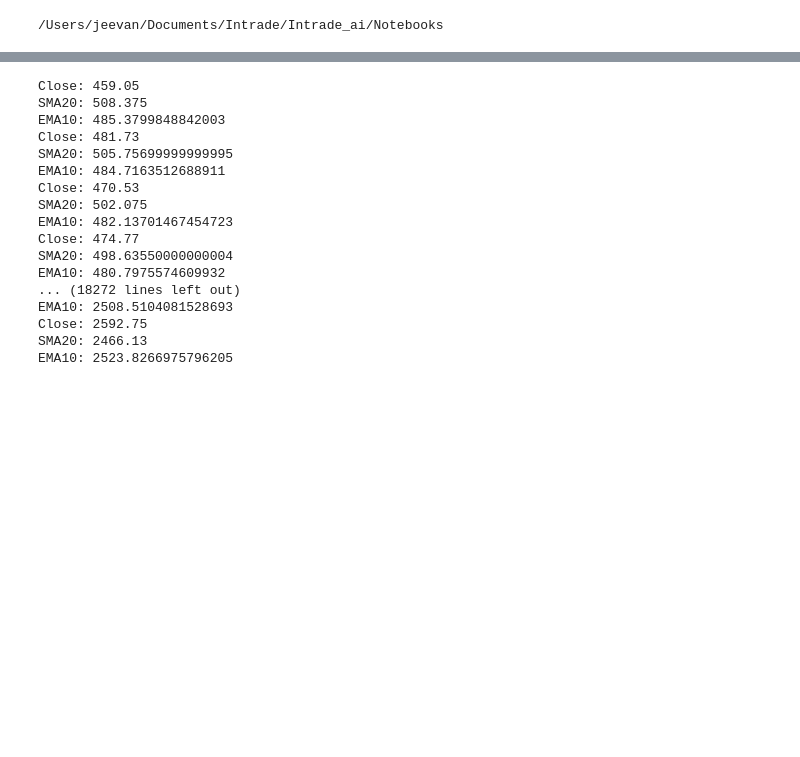
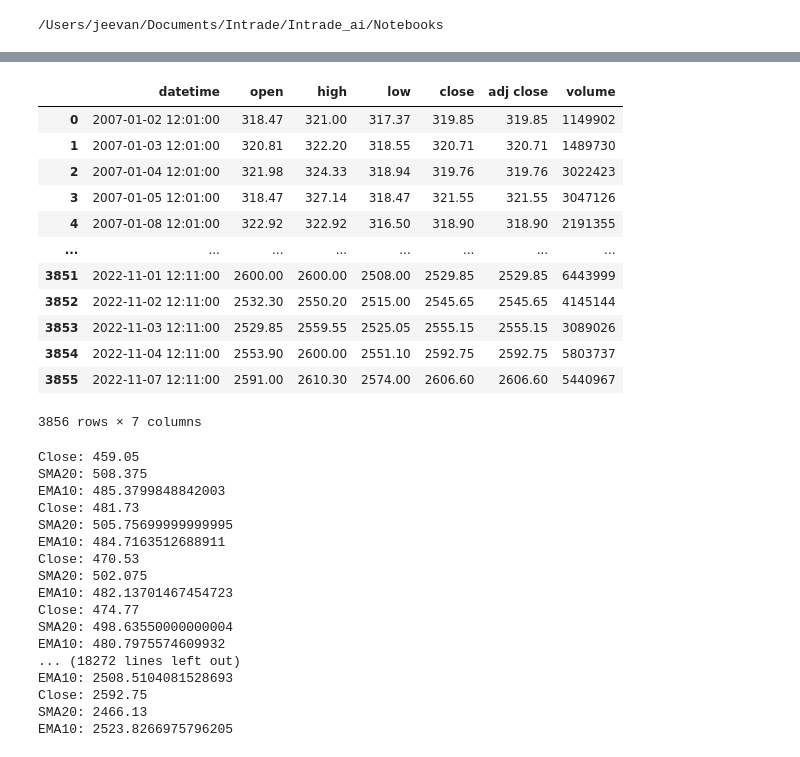
Before and after one commit to intilt/Intrade_ai, a Jupyter notebook: Notebooks/Reliance_daily_backtest/reliance_backtrader.ipynb, the cells around one changed output, grey strips where cells are left out. Drawn from its saved outputs; the diff is of its cells as text; code cells hidden in the pictures; blank space fills up the shorter version.

```diff
--- a/Notebooks/Reliance_daily_backtest/reliance_backtrader.ipynb
+++ b/Notebooks/Reliance_daily_backtest/reliance_backtrader.ipynb
@@ -34,7 +34,7 @@ client = boto3.client(
     region_name = 'ap-south-1'
 )
 # %%
-with open('config/config_cleaning.json', 'r') as openfile:
+with open('../config/config_cleaning.json', 'r') as openfile:
     config_cleaning = json.load(openfile)
 # %%
 # Create the S3 object
@@ -46,6 +46,22 @@ data = pd.read_csv(obj['Body'])
 # %%
 data = data.drop(['stock_code'],axis = 1)
 data.insert(loc = 5,column = 'adj close',value = data['close'])
+# %%
+data
+# %% [output]
+|  | datetime | open | high | low | close | adj close | volume |
+| 0 | 2007-01-02 12:01:00 | 318.47 | 321.00 | 317.37 | 319.85 | 319.85 | 1149902 |
+| 1 | 2007-01-03 12:01:00 | 320.81 | 322.20 | 318.55 | 320.71 | 320.71 | 1489730 |
+| 2 | 2007-01-04 12:01:00 | 321.98 | 324.33 | 318.94 | 319.76 | 319.76 | 3022423 |
+| 3 | 2007-01-05 12:01:00 | 318.47 | 327.14 | 318.47 | 321.55 | 321.55 | 3047126 |
+| 4 | 2007-01-08 12:01:00 | 322.92 | 322.92 | 316.50 | 318.90 | 318.90 | 2191355 |
+| ... | ... | ... | ... | ... | ... | ... | ... |
+| 3851 | 2022-11-01 12:11:00 | 2600.00 | 2600.00 | 2508.00 | 2529.85 | 2529.85 | 6443999 |
+| 3852 | 2022-11-02 12:11:00 | 2532.30 | 2550.20 | 2515.00 | 2545.65 | 2545.65 | 4145144 |
+| 3853 | 2022-11-03 12:11:00 | 2529.85 | 2559.55 | 2525.05 | 2555.15 | 2555.15 | 3089026 |
+| 3854 | 2022-11-04 12:11:00 | 2553.90 | 2600.00 | 2551.10 | 2592.75 | 2592.75 | 5803737 |
+| 3855 | 2022-11-07 12:11:00 | 2591.00 | 2610.30 | 2574.00 | 2606.60 | 2606.60 | 5440967 |
+3856 rows × 7 columns
 # %%
 data.to_csv('Data/Reliance/reliance_1day.csv', index=False)
 # %%
```
Also changed, not shown: parts of 7 cells of this notebook.
